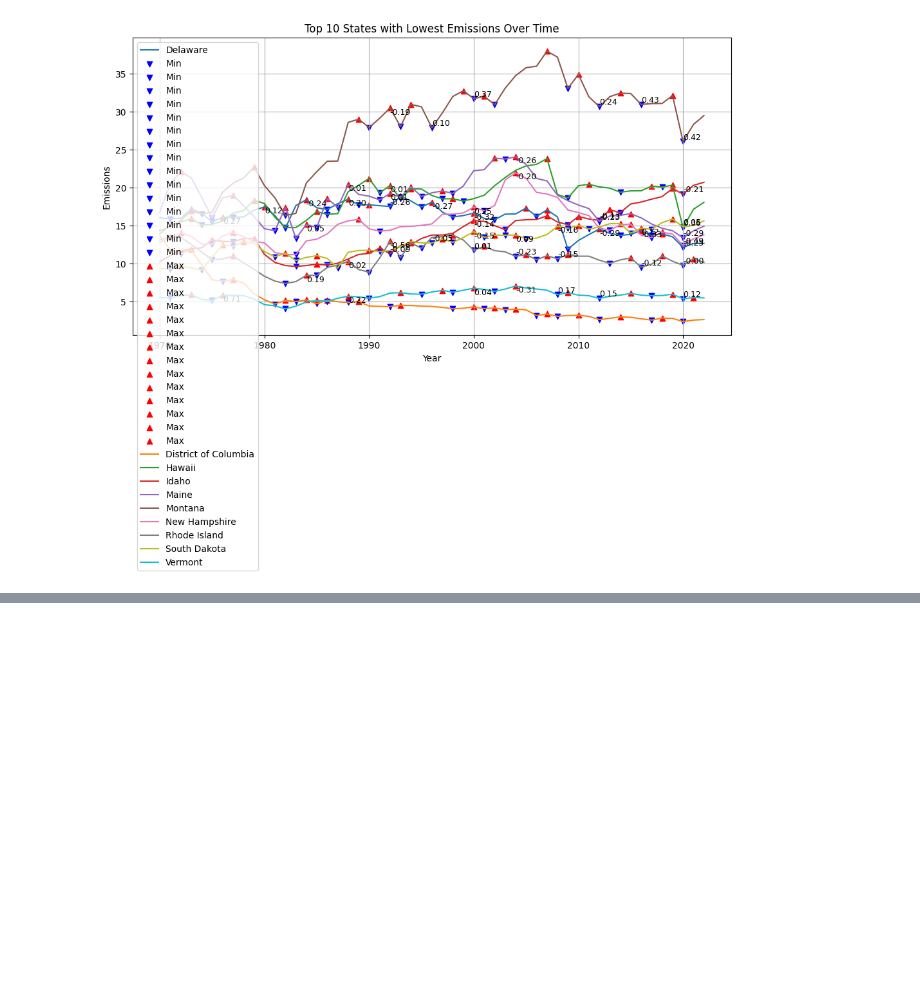
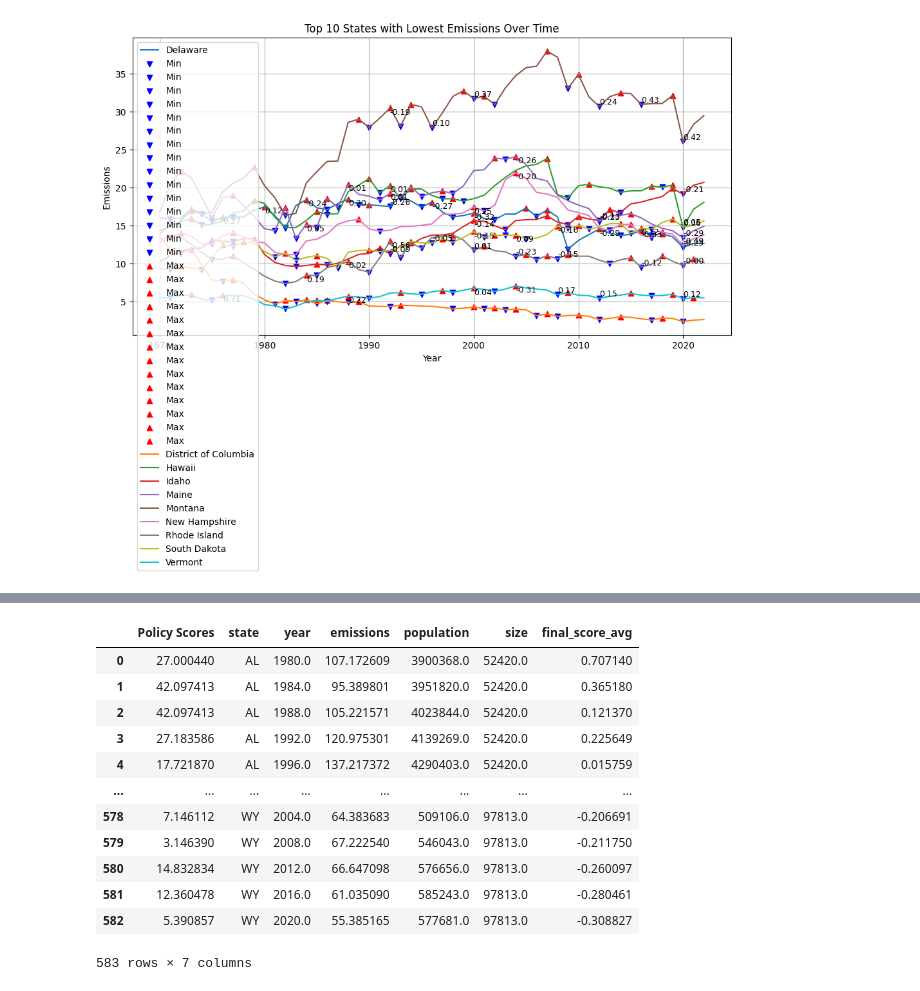
Before and after one commit to AyalYakobe/AirPollutionByPolitics, a Jupyter notebook: overview.ipynb, the cells around one changed output, grey strips where cells are left out. Saved outputs shown, nothing was run; the diff lists cells and outputs as text; code cells hidden in the pictures; blank space fills up the shorter version.

```diff
--- a/overview.ipynb
+++ b/overview.ipynb
@@ -336,0 +448,21 @@ final_merged_dataset
+# %%
+numerical_columns = final_df.select_dtypes(include=['float64', 'int64']).columns
+categorical_columns = final_df.select_dtypes(exclude=['float64', 'int64']).columns
+imputer = KNNImputer(n_neighbors=5)
+final_df_imputed = final_df.copy()
+final_df_imputed[numerical_columns] = imputer.fit_transform(final_df_imputed[numerical_columns])
+final_df_imputed
+# %% [output]
+|  | Policy Scores | state | year | emissions | population | size | final_score_avg |
+| 0 | 27.000440 | AL | 1980.0 | 107.172609 | 3900368.0 | 52420.0 | 0.707140 |
+| 1 | 42.097413 | AL | 1984.0 | 95.389801 | 3951820.0 | 52420.0 | 0.365180 |
+| 2 | 42.097413 | AL | 1988.0 | 105.221571 | 4023844.0 | 52420.0 | 0.121370 |
+| 3 | 27.183586 | AL | 1992.0 | 120.975301 | 4139269.0 | 52420.0 | 0.225649 |
+| 4 | 17.721870 | AL | 1996.0 | 137.217372 | 4290403.0 | 52420.0 | 0.015759 |
+| ... | ... | ... | ... | ... | ... | ... | ... |
+| 578 | 7.146112 | WY | 2004.0 | 64.383683 | 509106.0 | 97813.0 | -0.206691 |
+| 579 | 3.146390 | WY | 2008.0 | 67.222540 | 546043.0 | 97813.0 | -0.211750 |
+| 580 | 14.832834 | WY | 2012.0 | 66.647098 | 576656.0 | 97813.0 | -0.260097 |
+| 581 | 12.360478 | WY | 2016.0 | 61.035090 | 585243.0 | 97813.0 | -0.280461 |
+| 582 | 5.390857 | WY | 2020.0 | 55.385165 | 577681.0 | 97813.0 | -0.308827 |
+583 rows × 7 columns
```
Also changed, not shown: parts of 19 cells of this notebook, 2 other files.
